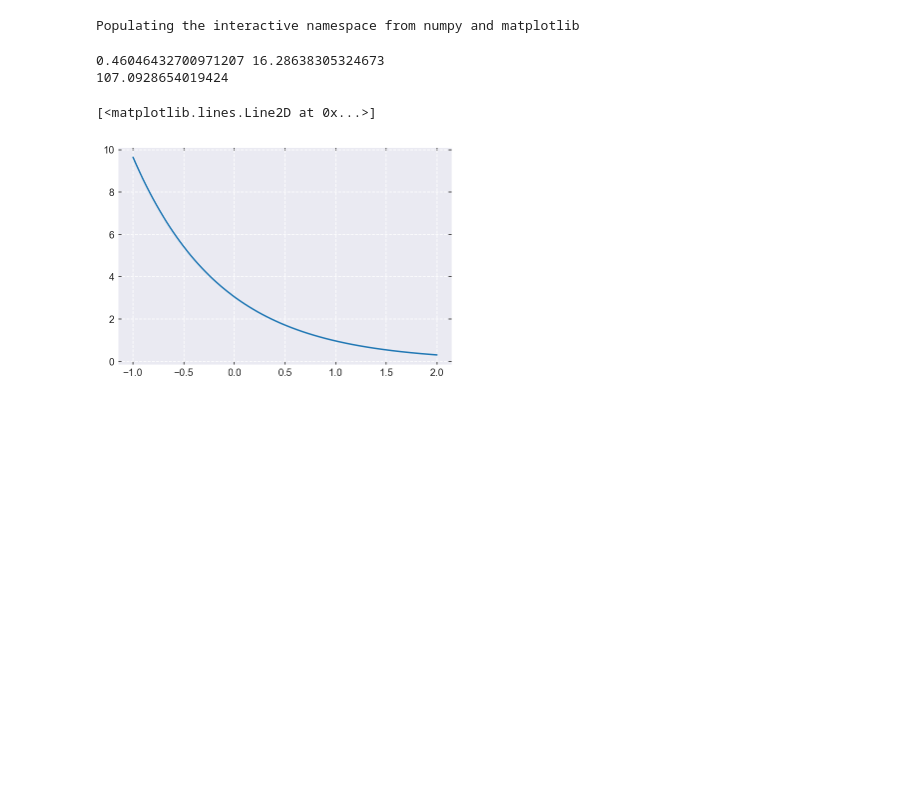
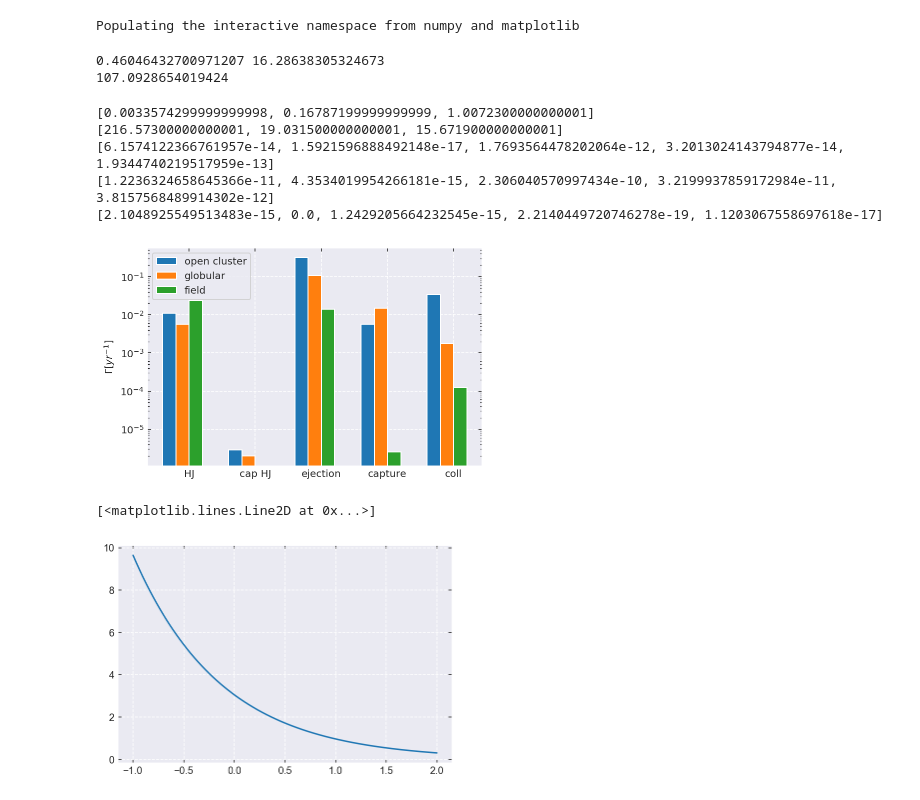
Before and after one commit to YihanWangAstro/giant-planet, a Jupyter notebook: process/giant-planet.ipynb, the cells around one changed output. Drawn from its saved outputs; the diff is of its cells as text; code cells hidden in the pictures; blank space fills up the shorter version.

```diff
--- a/process/giant-planet.ipynb
+++ b/process/giant-planet.ipynb
@@ -363,0 +337,14 @@ savefig(plt,'a_e','.png')
+# %%
+open_single = pd.DataFrame(post_process(prefix+'open-single.txt', mono_single_idx, names, pairs))
+# %%
+field_single = pd.DataFrame(post_process(prefix+'field-single.txt', mono_single_idx, names, pairs))
+# %%
+globular_single = pd.DataFrame(post_process(prefix+'globular-single.txt', mono_single_idx, names, pairs))
+# %%
+prefix = '/home/yihan/Projects/giant-planet/code/binary/'
+
+binary_idx = {'sj-orbit-s' : 1, 'sj-orbit-e':9, 'incident-s':9, 'incident-e':14, 'post-s':14, 'post-e':56}
+
+names = ['s','j', 's1', 's2']
+
+pairs = [('s','j'), ('s','s1'), ('s1','j'), ('s','s2'), ('s2','j'), ('s1','s2')]
@@ -364,3 +357,60 @@ savefig(plt,'a_e','.png')
+# %%
+def calc_ratio(out, classify, outname):
+    tot_num = len(out)
+
+    dic = {}
+    for name_list, key in zip(classify,outname):
+        num_out = 0
+        for name in name_list:
+            num_out += (out == name).sum()
+        dic[key] = num_out / tot_num
+
+    return dic
+
+def draw_bar(data, names, classify, out_name, key='planet outcome'):
+
+    ratio = [calc_ratio(x[key], classify, out_name) for x in data]
+    b_max = [x['b'].max() for x in data]
+    v_inf = [x['v_inf'].max() for x in data]
+    print(v_inf)
+    n_den = [100/PC**3, 100000/PC**3, 1/PC**3]
+    stack_num = len(ratio)
+    width = 0.6 / stack_num
+    print(b_max)
+    for i, name, r, b, v , n in zip(range(len(names)), names, ratio, b_max, v_inf, n_den):
+        f = [v for key,v in r.items()]
+        y=[ff* np.pi* b**2 * n * v for ff in f]
+        print(y)
+        plt.bar(np.array(range(len(r)))+i*width, f, width, label=name)
+
+    labels = [l for l in list(ratio[1].keys())]
+    plt.xticks(np.array(range(len(r)))+len(names)/2*width, labels )
+    plt.legend()
+    #plt.ylabel('$\sigma [AU^2]$')
+    #plt.ylabel('outcome fraction')
+    plt.ylabel('$\Gamma [yr^{-1}]$')
+    plt.yscale('log')
+    savefig(plt,'binary-rate')
+
+
+#single_star_out = [['coll_{s1,j}', 'coll_{s,s1}', 'coll_{s,j}'], ['flyby'], ['reunion'] ]
+
+single_out = [['HJ_{s,j}'], ['HJ_{s1,j}'], ['ejection_{j}'], ['stay_{s1,j}'], ['coll_{s,s1}', 'coll_{s,j}', 'coll_{s1,j}']]
+
+binary_out = [['HJ_{s,j}'], ['HJ_{s1,j}','HJ_{s2,j}'], ['ejection_{j}'], ['stay_{s2,j}', 'stay_{s1,j}'], ['coll_{s2,j}', 'coll_{s1,s2}',  'coll_{s1,j}' , 'coll_{s,s1}', 'coll_{s,s2}', 'coll_{s,j}']]
+
+out_name = ['HJ', 'cap HJ', 'ejection', 'capture', 'coll']
+
+#draw_bar([open_binary, field_binary], ['open cluster','globular'], binary_out, out_name)
+
+draw_bar([open_single, field_single, globular_single], ['open cluster','globular','field'], single_out, out_name)
+# %% [output]
+[0.0033574299999999998, 0.16787199999999999, 1.0072300000000001]
+[216.57300000000001, 19.031500000000001, 15.671900000000001]
+[6.1574122366761957e-14, 1.5921596888492148e-17, 1.7693564478202064e-12, 3.2013024143794877e-14, 1.9344740219517959e-13]
+[1.2236324658645366e-11, 4.3534019954266181e-15, 2.306040570997434e-10, 3.2199937859172984e-11, 3.8157568489914302e-12]
+[2.1048925549513483e-15, 0.0, 1.2429205664232545e-15, 2.2140449720746278e-19, 1.1203067558697618e-17]
+[figure, added]
 # %%
 def critical_v(m1, m2, m3, a):
     m_in = m1 + m2
```
Also changed, not shown: parts of 10 cells of this notebook.
